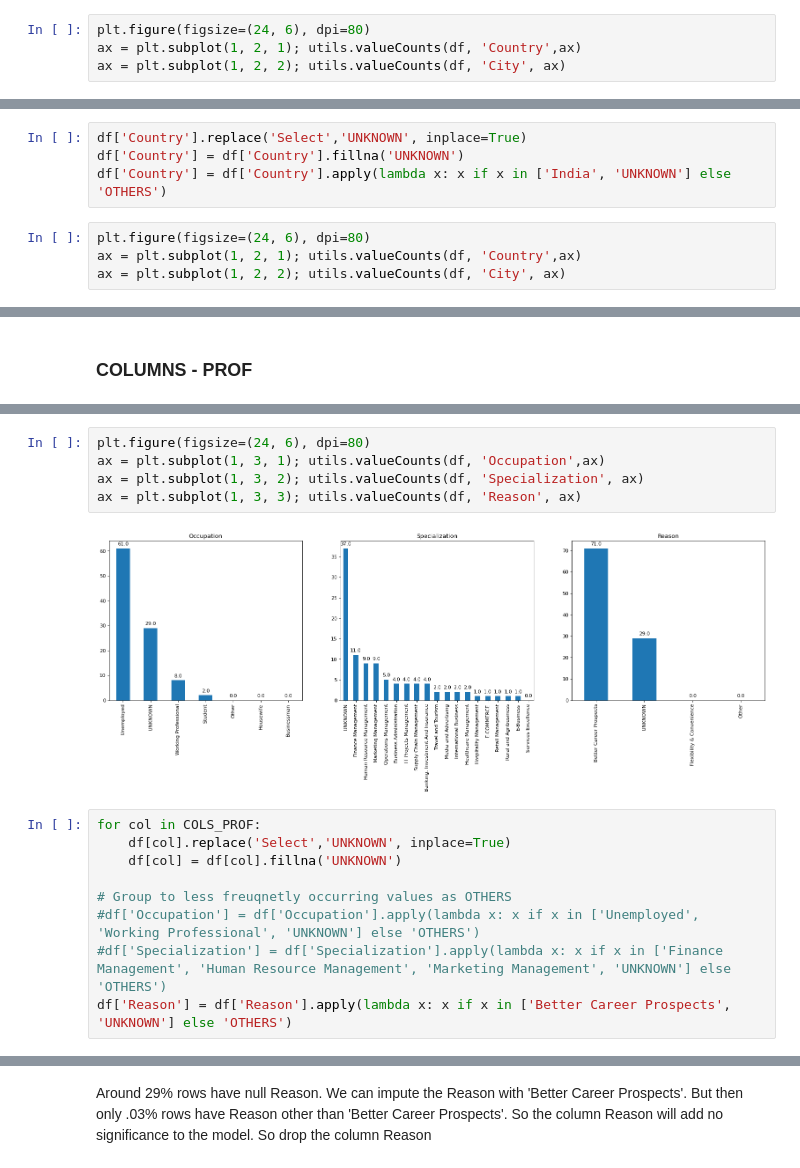
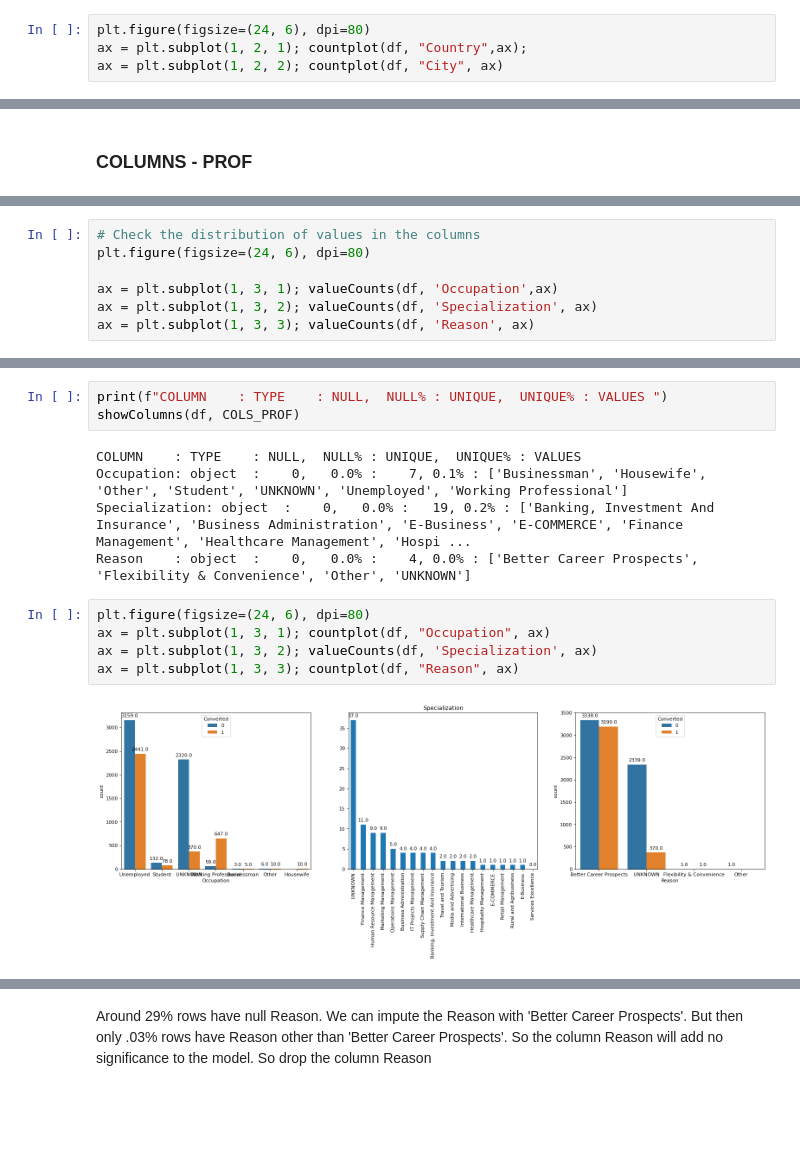
Before and after one commit to sreedevigattu/leadscoring, a Jupyter notebook: LeadScoring.ipynb, the cells around one changed output, grey strips where cells are left out. Drawn from its saved outputs; the diff is of its cells as text; blank space fills up the shorter version.

```diff
--- a/LeadScoring.ipynb
+++ b/LeadScoring.ipynb
@@ -393,5 +517,5 @@ City      : object  : 1420, 15.4% :    8, 0.1% : ['nan', 'Mumbai', 'Other Cities
 # %%
 plt.figure(figsize=(24, 6), dpi=80)
-ax = plt.subplot(1, 2, 1); utils.valueCounts(df, 'Country',ax)
-ax = plt.subplot(1, 2, 2); utils.valueCounts(df, 'City', ax)
+ax = plt.subplot(1, 2, 1); countplot(df, "Country",ax);
+ax = plt.subplot(1, 2, 2); countplot(df, "City", ax)
 # %% [output]
@@ -401,8 +522,0 @@ The countries other than India are very less. So we can combine all these countr
-# %%
-df['Country'].replace('Select','UNKNOWN', inplace=True)
-df['Country'] = df['Country'].fillna('UNKNOWN')
-df['Country'] = df['Country'].apply(lambda x: x if x in ['India', 'UNKNOWN'] else 'OTHERS')
-# %%
-plt.figure(figsize=(24, 6), dpi=80)
-ax = plt.subplot(1, 2, 1); utils.valueCounts(df, 'Country',ax)
-ax = plt.subplot(1, 2, 2); utils.valueCounts(df, 'City', ax)
@@ -463,0 +597,7 @@ Reason    : object  : 2709, 29.3% :    4, 0.0% : ['nan', 'Better Career Prospect
+# %%
+# Check the distribution of values in the columns
+plt.figure(figsize=(24, 6), dpi=80)
+
+ax = plt.subplot(1, 3, 1); valueCounts(df, 'Occupation',ax)
+ax = plt.subplot(1, 3, 2); valueCounts(df, 'Specialization', ax)
+ax = plt.subplot(1, 3, 3); valueCounts(df, 'Reason', ax)
@@ -464,16 +616,15 @@ Reason    : object  : 2709, 29.3% :    4, 0.0% : ['nan', 'Better Career Prospect
+# %%
+print(f"COLUMN    : TYPE    : NULL,  NULL% : UNIQUE,  UNIQUE% : VALUES ")
+showColumns(df, COLS_PROF)
+# %% [output]
+COLUMN    : TYPE    : NULL,  NULL% : UNIQUE,  UNIQUE% : VALUES
+Occupation: object  :    0,   0.0% :    7, 0.1% : ['Businessman', 'Housewife', 'Other', 'Student', 'UNKNOWN', 'Unemployed', 'Working Professional']
+Specialization: object  :    0,   0.0% :   19, 0.2% : ['Banking, Investment And Insurance', 'Business Administration', 'E-Business', 'E-COMMERCE', 'Finance Management', 'Healthcare Management', 'Hospi ...
+Reason    : object  :    0,   0.0% :    4, 0.0% : ['Better Career Prospects', 'Flexibility & Convenience', 'Other', 'UNKNOWN']
 # %%
 plt.figure(figsize=(24, 6), dpi=80)
-ax = plt.subplot(1, 3, 1); utils.valueCounts(df, 'Occupation',ax)
-ax = plt.subplot(1, 3, 2); utils.valueCounts(df, 'Specialization', ax)
-ax = plt.subplot(1, 3, 3); utils.valueCounts(df, 'Reason', ax)
+ax = plt.subplot(1, 3, 1); countplot(df, "Occupation", ax)
+ax = plt.subplot(1, 3, 2); valueCounts(df, 'Specialization', ax)
+ax = plt.subplot(1, 3, 3); countplot(df, "Reason", ax)
 # %% [output]
-[figure, old version]
+[figure, new version]
-# %%
-for col in COLS_PROF:
-    df[col].replace('Select','UNKNOWN', inplace=True)
-    df[col] = df[col].fillna('UNKNOWN')
-
-# Group to less freuqnetly occurring values as OTHERS
-#df['Occupation'] = df['Occupation'].apply(lambda x: x if x in ['Unemployed', 'Working Professional', 'UNKNOWN'] else 'OTHERS')
-#df['Specialization'] = df['Specialization'].apply(lambda x: x if x in ['Finance Management', 'Human Resource Management', 'Marketing Management', 'UNKNOWN'] else 'OTHERS')
-df['Reason'] = df['Reason'].apply(lambda x: x if x in ['Better Career Prospects', 'UNKNOWN'] else 'OTHERS')
```
Also changed, not shown: parts of 170 cells of this notebook.
